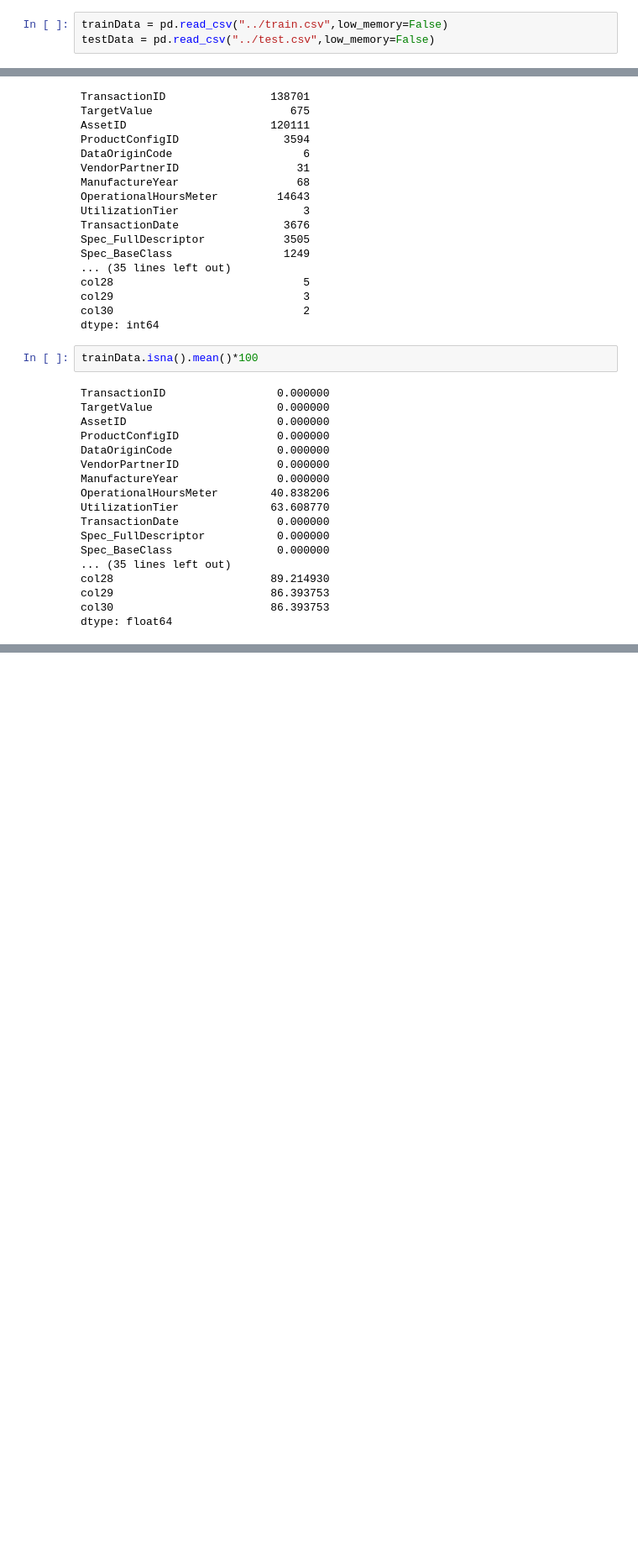
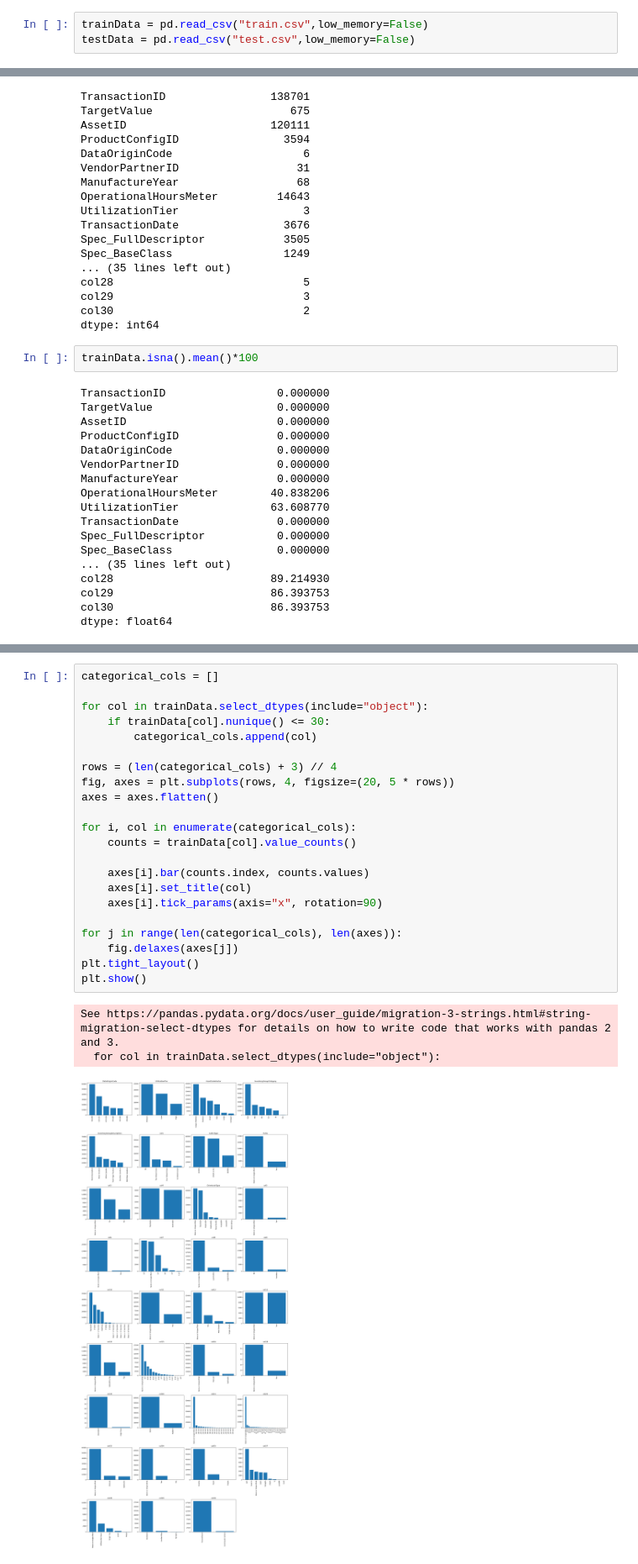
Before and after one commit to vp916/Heavy_Equipment_, a Jupyter notebook: notebook/model_development.ipynb, the cells around one changed output, grey strips where cells are left out. Shown at 84% size. Saved outputs shown, nothing was run; the diff lists cells and outputs as text; blank space fills up the shorter version.

Commit message:
Data Visualisation -Manufacture year count -functional classification visualization

```diff
--- a/notebook/model_development.ipynb
+++ b/notebook/model_development.ipynb
@@ -10,6 +10,6 @@ print(sys.executable)
 # %%
-trainData = pd.read_csv("../train.csv",low_memory=False)
-testData = pd.read_csv("../test.csv",low_memory=False)
+trainData = pd.read_csv("train.csv",low_memory=False)
+testData = pd.read_csv("test.csv",low_memory=False)
 # %% [markdown]
 # Data Exploration & Visualization
 # %%
@@ -139,0 +140,26 @@ plt.show()
+# %%
+categorical_cols = []
+
+for col in trainData.select_dtypes(include="object"):
+    if trainData[col].nunique() <= 30:
+        categorical_cols.append(col)
+
+rows = (len(categorical_cols) + 3) // 4
+fig, axes = plt.subplots(rows, 4, figsize=(20, 5 * rows))
+axes = axes.flatten()
+
+for i, col in enumerate(categorical_cols):
+    counts = trainData[col].value_counts()
+
+    axes[i].bar(counts.index, counts.values)
+    axes[i].set_title(col)
+    axes[i].tick_params(axis="x", rotation=90)
+
+for j in range(len(categorical_cols), len(axes)):
+    fig.delaxes(axes[j])
+plt.tight_layout()
+plt.show()
+# %% [output]
+See https://pandas.pydata.org/docs/user_guide/migration-3-strings.html#string-migration-select-dtypes for details on how to write code that works with pandas 2 and 3.
+  for col in trainData.select_dtypes(include="object"):
+[figure, added]
```
Also changed, not shown: parts of 5 cells of this notebook, 1 other file.
